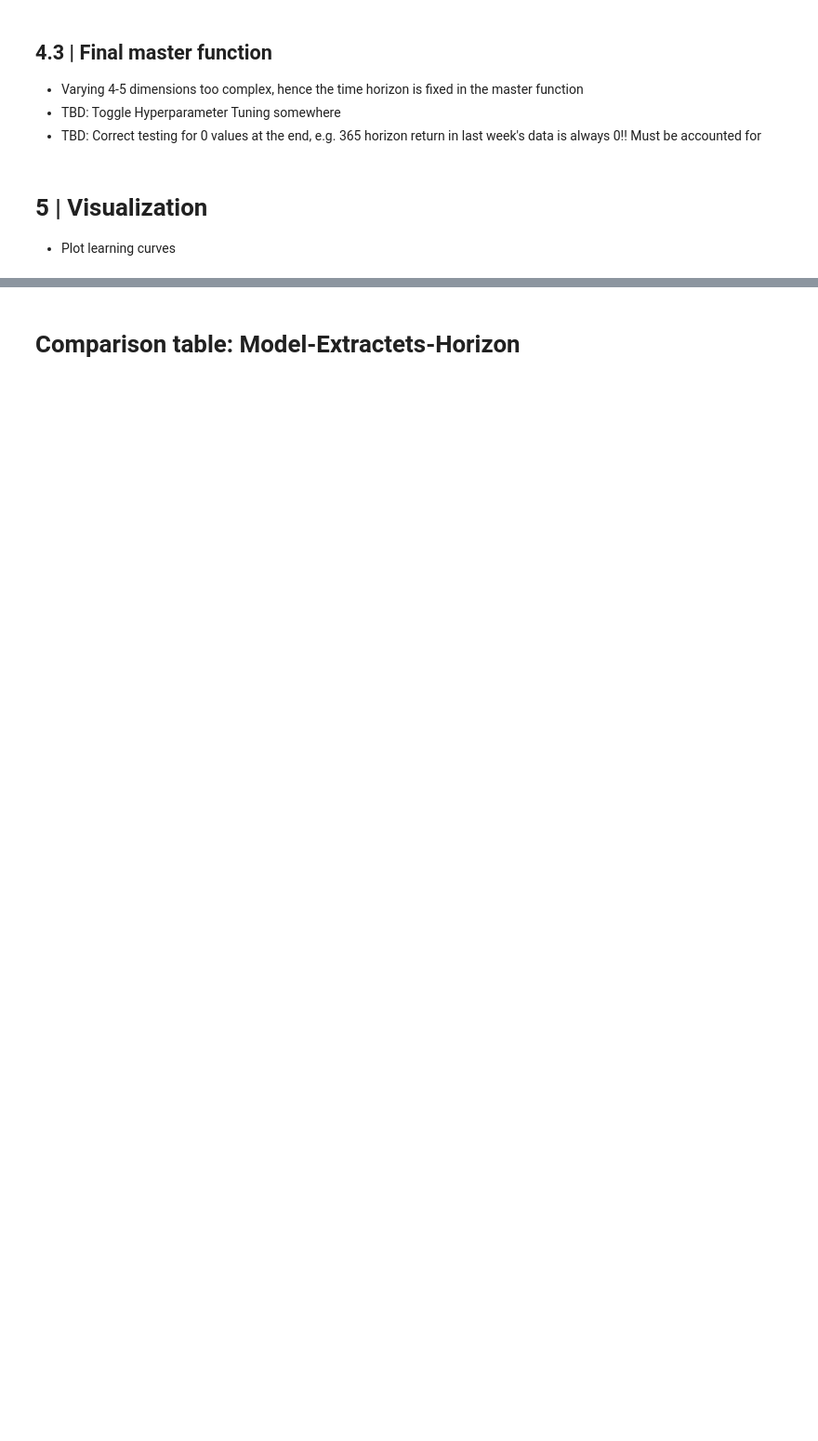
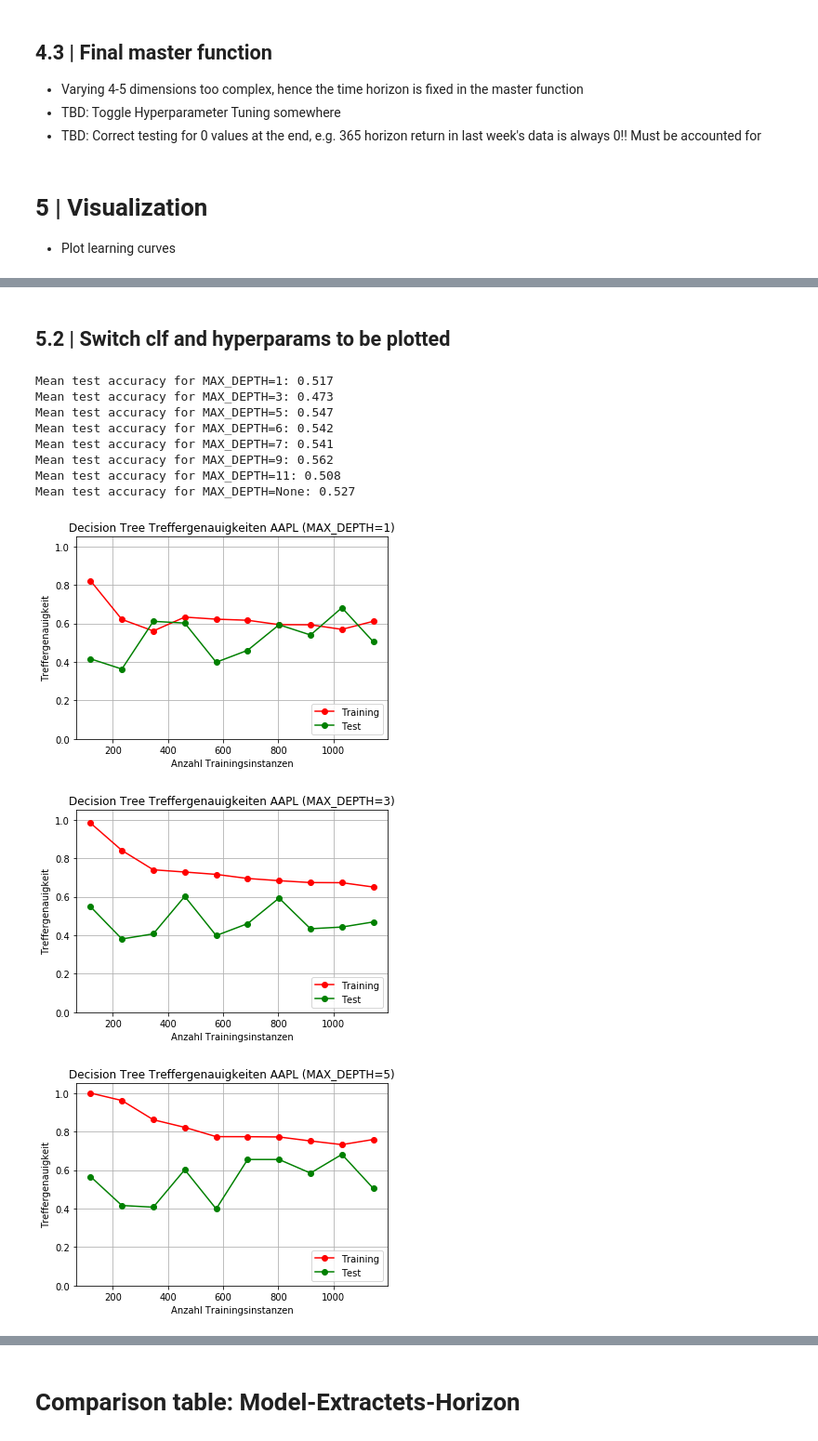
Before and after one commit to feschu/BSc-Thesis-ML, a Jupyter notebook: Evaluation of DT and RF-Test Learning Curve Plotting.ipynb, the cells around one changed output, grey strips where cells are left out. Shown at 93% size. Saved outputs shown, nothing was run; the diff lists cells and outputs as text; code cells hidden in the pictures; blank space fills up the shorter version.

Commit message:
Manually implemented plotting acc on train and test vs train size, incl DT max depth example on AAPL

```diff
--- a/Evaluation of DT and RF-Test Learning Curve Plotting.ipynb
+++ b/Evaluation of DT and RF-Test Learning Curve Plotting.ipynb
@@ -561,0 +546,44 @@ clf = DecisionTreeClassifier()
+# %% [markdown]
+## 5.2 | Switch clf and hyperparams to be plotted
+# %%
+# Load data
+X_train, X_test, y_train, y_test = generate_train_test_data(filename=AAPL_DATA, extract_features=True, horizon_index=2, train_size=1)
+
+# Generate classifier
+clf = DecisionTreeClassifier(random_state=RANDOM_SEED)
+
+# Gather all plotted series to create master plot
+plotted_Xs = []
+plotted_ys_train = []
+plotted_ys_test = []
+
+# Evaluate classifier for different values of selected hyperparameter
+for i in [1, 3, 5, 6, 7, 9, 11, None]:
+#     clf = DecisionTreeClassifier(max_depth=i)
+    clf.set_params(max_depth=i)
+    X_res, y_train_res, y_test_res = plot_acc_curve(clf, "Decision Tree Treffergenauigkeiten AAPL (MAX_DEPTH=" + str(i) + ")", X_train, y_train, save_fig=True)
+    print("Mean test accuracy for MAX_DEPTH=" + str(i) + ": " + str(round(np.mean(y_test_res), 3)))
+
+    # TBD: Alle results in eine liste aufnehmen und master plot machen
+    plotted_Xs.extend([X_res])
+    plotted_ys_train.extend([y_train_res])
+    plotted_ys_test.extend([y_test_res])
+
+
+# fig, axs = plt.subplots(2, 4)
+# for row in axs:
+#     for col in row:
+#         plt.ylim(0.00, 1.05)
+#         # TBD: Plot each result as in plot_acc_curve()
+# %% [output]
+Mean test accuracy for MAX_DEPTH=1: 0.517
+Mean test accuracy for MAX_DEPTH=3: 0.473
+Mean test accuracy for MAX_DEPTH=5: 0.547
+Mean test accuracy for MAX_DEPTH=6: 0.542
+Mean test accuracy for MAX_DEPTH=7: 0.541
+Mean test accuracy for MAX_DEPTH=9: 0.562
+Mean test accuracy for MAX_DEPTH=11: 0.508
+Mean test accuracy for MAX_DEPTH=None: 0.527
+[figure, added]
+[figure, added]
+[figure, added]
```
Also changed, not shown: parts of 8 cells of this notebook, 8 other files.
